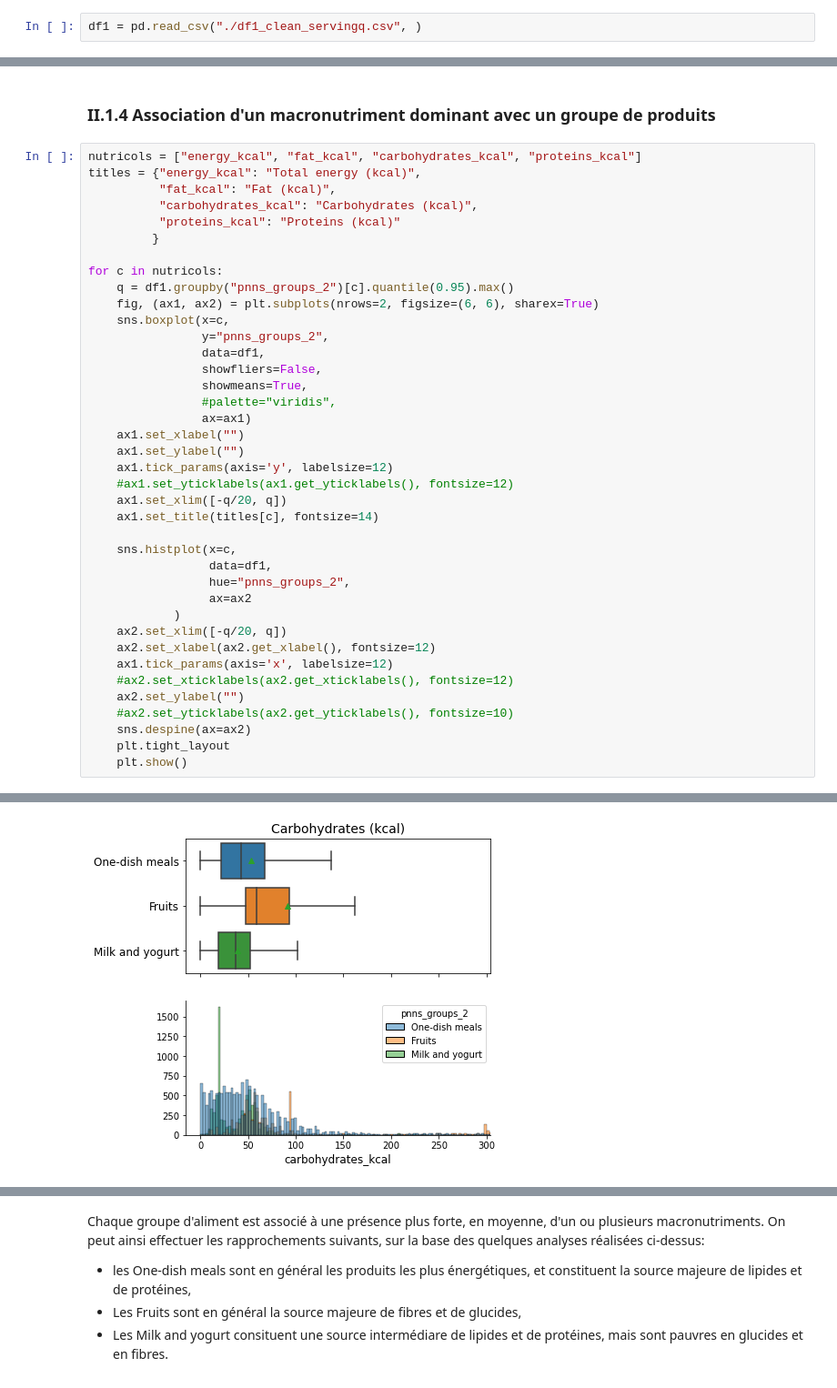
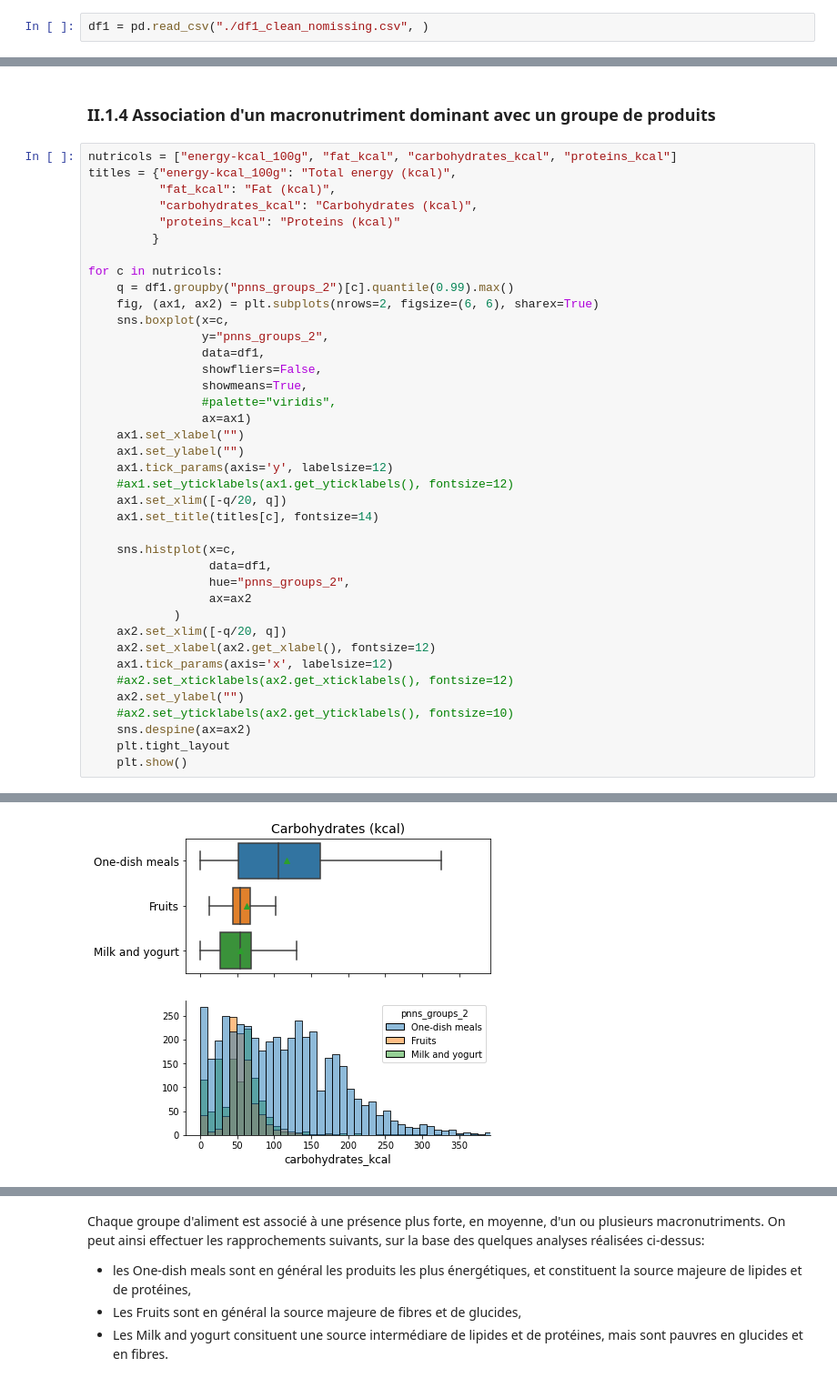
Before and after one commit to OlivierLegrand/P7, a Jupyter notebook: P3/PSanté_notebookpresentation.ipynb, the cells around one changed output, grey strips where cells are left out. Shown at 91% size. Saved outputs shown, nothing was run; the diff lists cells and outputs as text.

```diff
--- a/P3/PSanté_notebookpresentation.ipynb
+++ b/P3/PSanté_notebookpresentation.ipynb
@@ -783,7 +514,7 @@ sns.scatterplot(x="energy-kcal_100g", y="total_energy_from_nutrients", data=df1_
 # %% [markdown]
 # II Analyse exploratoire
 # %%
-df1 = pd.read_csv("./df1_clean_servingq.csv", )
+df1 = pd.read_csv("./df1_clean_nomissing.csv", )
 # %% [markdown]
 ## II.1 Répartitions typiques de l'énergie et des macronutriments
 # %% [markdown]
@@ -997,15 +728,15 @@ Le contenu moyen est très proche des valeurs recommandées, mais on peut déjà
 # %% [markdown]
 ### II.1.4 Association d'un macronutriment dominant avec un groupe de produits
 # %%
-nutricols = ["energy_kcal", "fat_kcal", "carbohydrates_kcal", "proteins_kcal"]
-titles = {"energy_kcal": "Total energy (kcal)",
+nutricols = ["energy-kcal_100g", "fat_kcal", "carbohydrates_kcal", "proteins_kcal"]
+titles = {"energy-kcal_100g": "Total energy (kcal)",
           "fat_kcal": "Fat (kcal)",
           "carbohydrates_kcal": "Carbohydrates (kcal)",
           "proteins_kcal": "Proteins (kcal)"
          }
 
 for c in nutricols:
-    q = df1.groupby("pnns_groups_2")[c].quantile(0.95).max()
+    q = df1.groupby("pnns_groups_2")[c].quantile(0.99).max()
     fig, (ax1, ax2) = plt.subplots(nrows=2, figsize=(6, 6), sharex=True)
     sns.boxplot(x=c,
                 y="pnns_groups_2",
@@ -1041 +772 @@ for c in nutricols:
-[figure, old version]
+[figure, new version]
```
Also changed, not shown: parts of 94 cells of this notebook.
